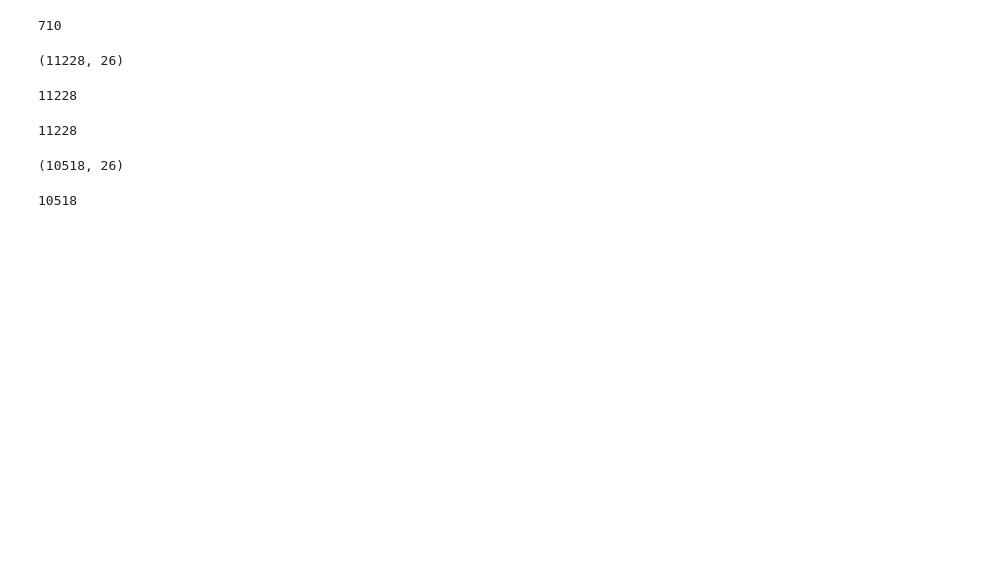
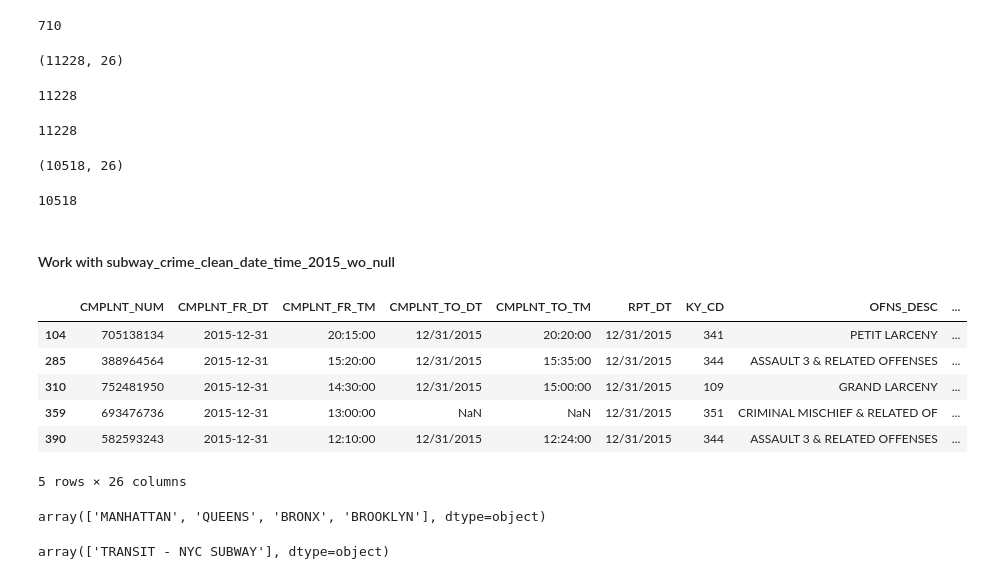
Before and after one commit to hw2312/fourcharsunder, a Jupyter notebook: crime/crime.ipynb, the cells around one changed output. Cells and saved outputs as stored; diff of their text form; code cells hidden in the pictures; blank space fills up the shorter version.

```diff
--- a/crime/crime.ipynb
+++ b/crime/crime.ipynb
@@ -162,0 +164,20 @@ crime_id_and_lat_long.to_csv("crime_id_and_lat_long.csv", index=False)
+# %% [markdown]
+#### Work with subway_crime_clean_date_time_2015_wo_null
+# %%
+subway_crime_clean_date_time_2015_wo_null.head()
+# %% [output]
+|  | CMPLNT_NUM | CMPLNT_FR_DT | CMPLNT_FR_TM | CMPLNT_TO_DT | CMPLNT_TO_TM | RPT_DT | KY_CD | OFNS_DESC | ... |
+| 104 | 705138134 | 2015-12-31 | 20:15:00 | 12/31/2015 | 20:20:00 | 12/31/2015 | 341 | PETIT LARCENY | ... |
+| 285 | 388964564 | 2015-12-31 | 15:20:00 | 12/31/2015 | 15:35:00 | 12/31/2015 | 344 | ASSAULT 3 & RELATED OFFENSES | ... |
+| 310 | 752481950 | 2015-12-31 | 14:30:00 | 12/31/2015 | 15:00:00 | 12/31/2015 | 109 | GRAND LARCENY | ... |
+| 359 | 693476736 | 2015-12-31 | 13:00:00 | NaN | NaN | 12/31/2015 | 351 | CRIMINAL MISCHIEF & RELATED OF | ... |
+| 390 | 582593243 | 2015-12-31 | 12:10:00 | 12/31/2015 | 12:24:00 | 12/31/2015 | 344 | ASSAULT 3 & RELATED OFFENSES | ... |
+5 rows × 26 columns
+# %%
+subway_crime_clean_date_time_2015_wo_null.BORO_NM.unique()
+# %% [output]
+array(['MANHATTAN', 'QUEENS', 'BRONX', 'BROOKLYN'], dtype=object)
+# %%
+subway_crime_clean_date_time_2015_wo_null.PREM_TYP_DESC.unique()
+# %% [output]
+array(['TRANSIT - NYC SUBWAY'], dtype=object)
```
Also changed, not shown: parts of 32 cells of this notebook, 7 other files.
